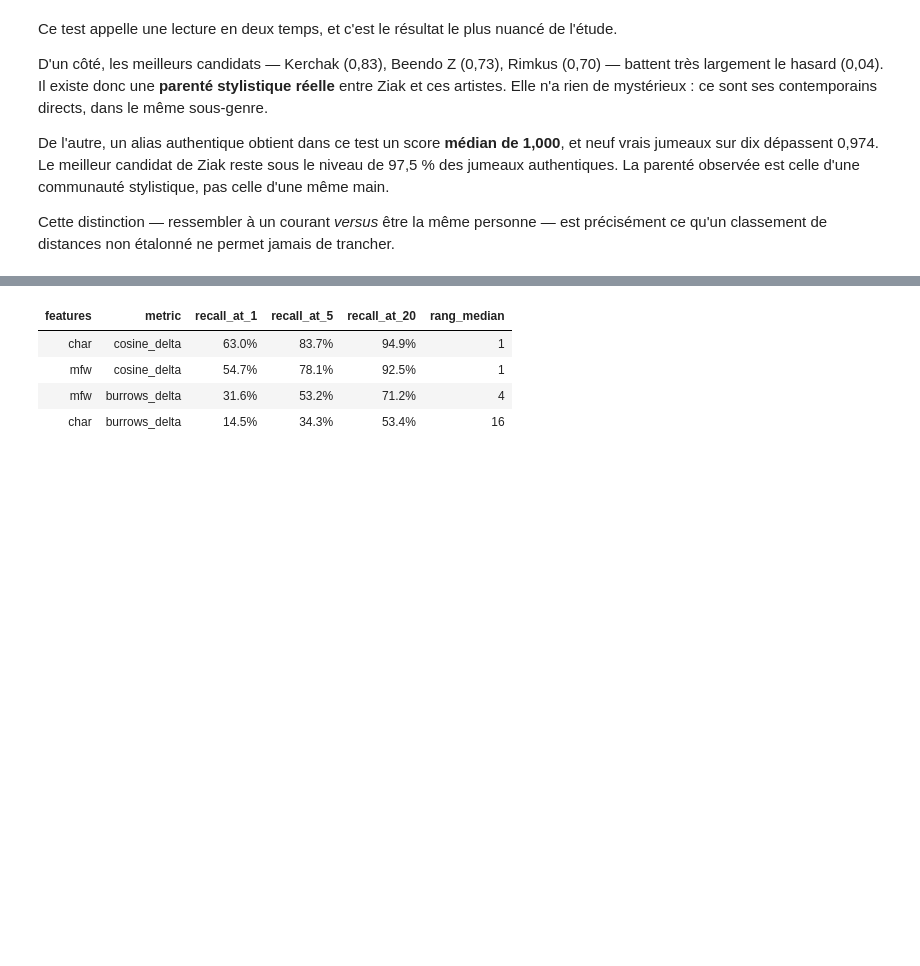
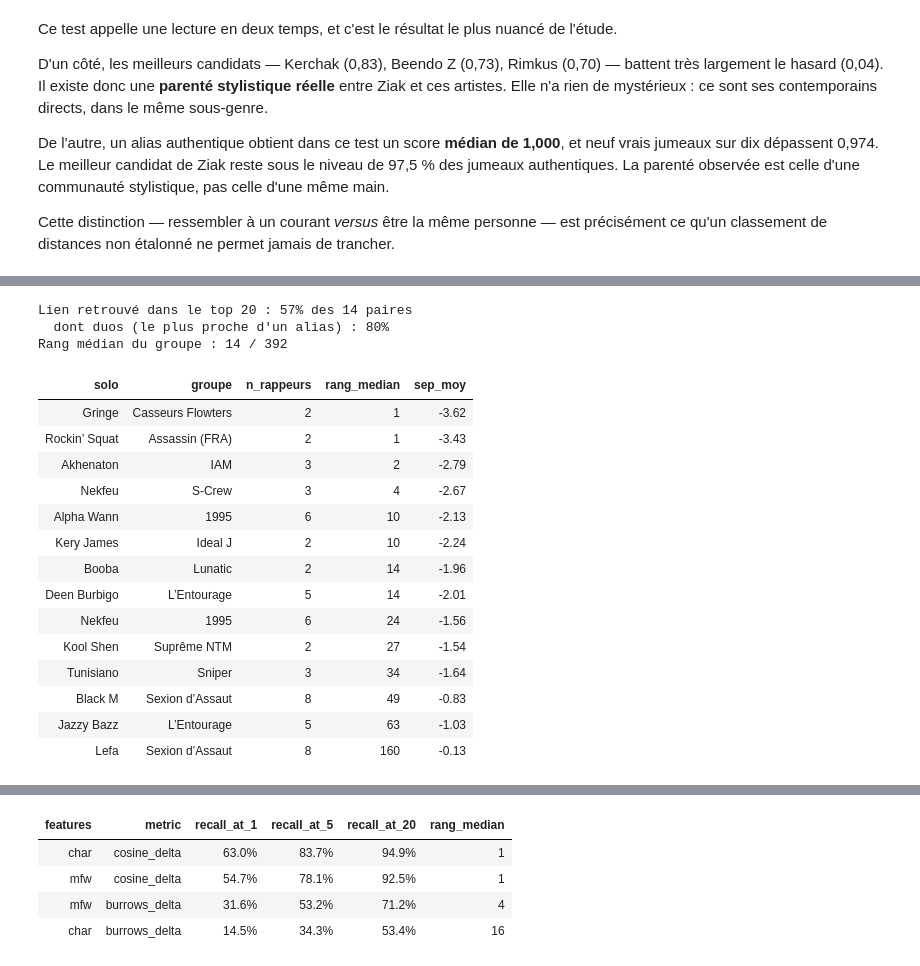
Before and after one commit to Tasswest/CPES2027, a Jupyter notebook: 02_stylometrie_ziak.ipynb, the cells around one changed output, grey strips where cells are left out. Drawn from its saved outputs; the diff is of its cells as text; code cells hidden in the pictures; blank space fills up the shorter version.

```diff
--- a/02_stylometrie_ziak.ipynb
+++ b/02_stylometrie_ziak.ipynb
@@ -463,0 +489,30 @@ précisément ce qu'un classement de distances non étalonné ne permet jamais d
+# %%
+areel = pd.read_csv(RESULT_DIR / "13_2_alias_reels_synthese.csv")
+duos = areel[areel["n_rappeurs"] == 2]
+print(f"Lien retrouvé dans le top 20 : {(areel.rang_median <= 20).mean():.0%} des "
+      f"{len(areel)} paires")
+print(f"  dont duos (le plus proche d'un alias) : "
+      f"{(duos.rang_median <= 20).mean():.0%}")
+print(f"Rang médian du groupe : {areel.rang_median.median():.0f} / 392\n")
+areel.sort_values("rang_median")[
+    ["solo", "groupe", "n_rappeurs", "rang_median", "sep_moy"]
+].style.format({"rang_median": "{:.0f}", "sep_moy": "{:.2f}"}).hide(axis="index")
+# %% [output]
+Lien retrouvé dans le top 20 : 57% des 14 paires
+  dont duos (le plus proche d'un alias) : 80%
+Rang médian du groupe : 14 / 392
+| solo | groupe | n_rappeurs | rang_median | sep_moy |
+| Gringe | Casseurs Flowters | 2 | 1 | -3.62 |
+| Rockin’ Squat | Assassin (FRA) | 2 | 1 | -3.43 |
+| Akhenaton | IAM | 3 | 2 | -2.79 |
+| Nekfeu | S-Crew | 3 | 4 | -2.67 |
+| Alpha Wann | 1995 | 6 | 10 | -2.13 |
+| Kery James | Ideal J | 2 | 10 | -2.24 |
+| Booba | Lunatic | 2 | 14 | -1.96 |
+| Deen Burbigo | L’Entourage | 5 | 14 | -2.01 |
+| Nekfeu | 1995 | 6 | 24 | -1.56 |
+| Kool Shen | Suprême NTM | 2 | 27 | -1.54 |
+| Tunisiano | Sniper | 3 | 34 | -1.64 |
+| Black M | Sexion d’Assaut | 8 | 49 | -0.83 |
+| Jazzy Bazz | L’Entourage | 5 | 63 | -1.03 |
+| Lefa | Sexion d’Assaut | 8 | 160 | -0.13 |
```
Also changed, not shown: parts of 19 cells of this notebook, 8 other files.
